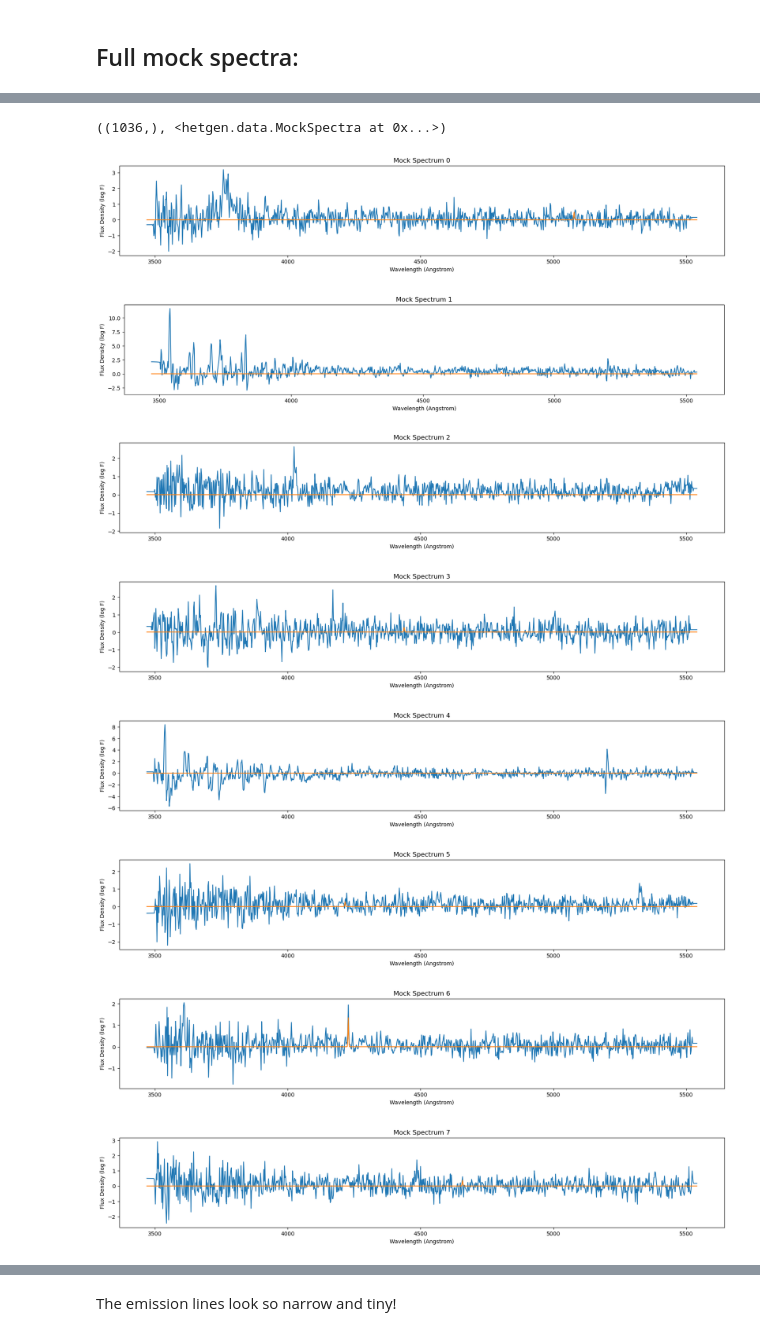
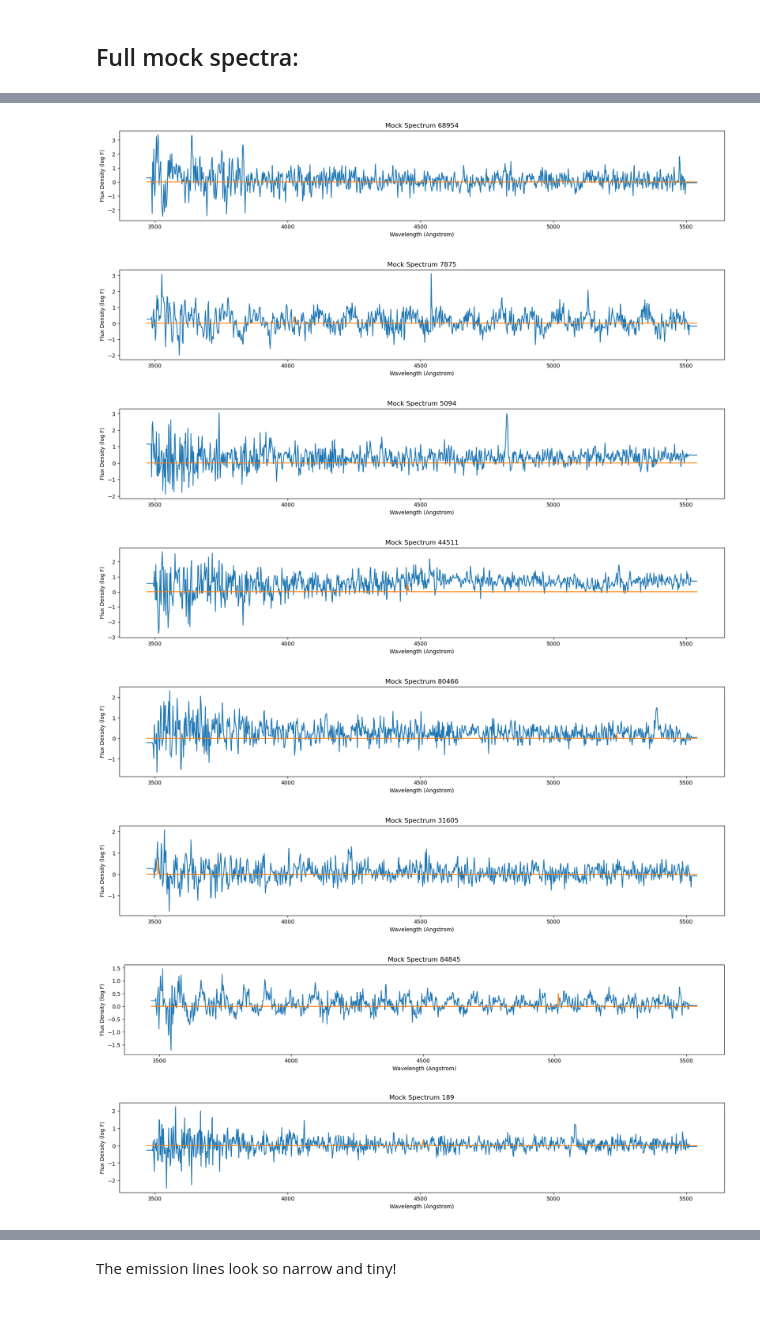
Before and after one commit to qezlou/BlindSight, a Jupyter notebook: notebooks/mock_spectra.ipynb, the cells around one changed output, grey strips where cells are left out. Saved outputs shown, nothing was run; the diff lists cells and outputs as text; code cells hidden in the pictures.

Commit message:
Karl's fwhm distribution
Still the simulated lines are not broad and luminous enough

```diff
--- a/notebooks/mock_spectra.ipynb
+++ b/notebooks/mock_spectra.ipynb
@@ -81,6 +81,6 @@ importlib.reload(data)
 
 # Generate and save training data
 data_dir= '/home/qezlou/HD2/HETDEX/encoder/data/'
-output_file = op.join(data_dir, 'mock_spectra.h5')
-mock_spec = data.MockSpectra(size=10_000, data_dir=data_dir)
-mock_spec.save_spectra(output_file)
+#output_file = op.join(data_dir, 'mock_spectra.h5')
+mock_spec = data.MockSpectra(size=100_000, data_dir=data_dir)
+#mock_spec.save_spectra(output_file)
@@ -90,0 +87,11 @@ mock_spec.wave.shape
+# %%
+import numpy as np
+L = mock_spec.emission_line.draw_luminosity_func()
+hist, bin_edges = np.histogram(L, bins=100, density=True)
+mbins = 0.5 * (bin_edges[1:] + bin_edges[:-1])
+import matplotlib.pyplot as plt
+fig, ax = plt.subplots(1,1)
+ax.plot(mbins, hist, label='Luminosity Distribution')
+ax.set_xlabel('Luminosity (log L)')
+ax.set_ylabel('Probability Density')
+ax.set_yscale('log')
@@ -91,24 +100,22 @@ mock_spec.wave.shape
 # %%
 mock_spec = data.MockSpectra(size=10, data_dir=data_dir, output_file=output_file)
-# %%
-mock_spec.wave.shape, mock_spec
-# %% [output]
-((1036,), <hetgen.data.MockSpectra at 0x...>)
 # %%
 from matplotlib import pyplot as plt
-for i in range(10):
+import numpy as np
+ind = np.random.choice(mock_spec.size, size=10, replace=False)
+for i in ind:
     fig, ax = plt.subplots(1,1,figsize=(20, 3))
-    ax.plot(mock_spec.wave, mock_spec.spec[i], label='Mock Spectrum')
+    ax.plot(mock_spec.wave, mock_spec.fiber_spectra.spec_1d[i], label='Mock Spectrum')
     ax.plot(mock_spec.wave, mock_spec.emission_line.profile[i], label='Emission Line Profile')
     ax.set_title(f'Mock Spectrum {i}')
     ax.set_xlabel('Wavelength (Angstrom)')
     ax.set_ylabel('Flux Density (log F)')
 # %% [output]
-[figure, old version]
+[figure, new version]
-[figure, old version]
+[figure, new version]
-[figure, old version]
+[figure, new version]
-[figure, old version]
+[figure, new version]
-[figure, old version]
+[figure, new version]
-[figure, old version]
+[figure, new version]
-[figure, old version]
+[figure, new version]
-[figure, old version]
+[figure, new version]
```
Also changed, not shown: parts of 4 cells of this notebook, 1 other file.
